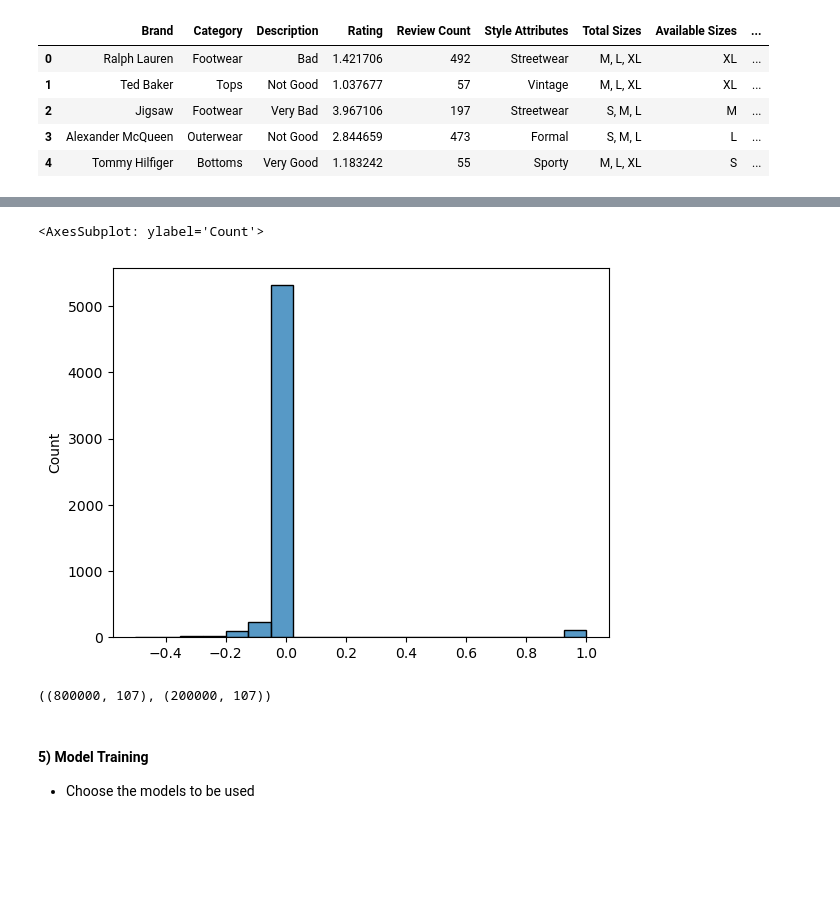
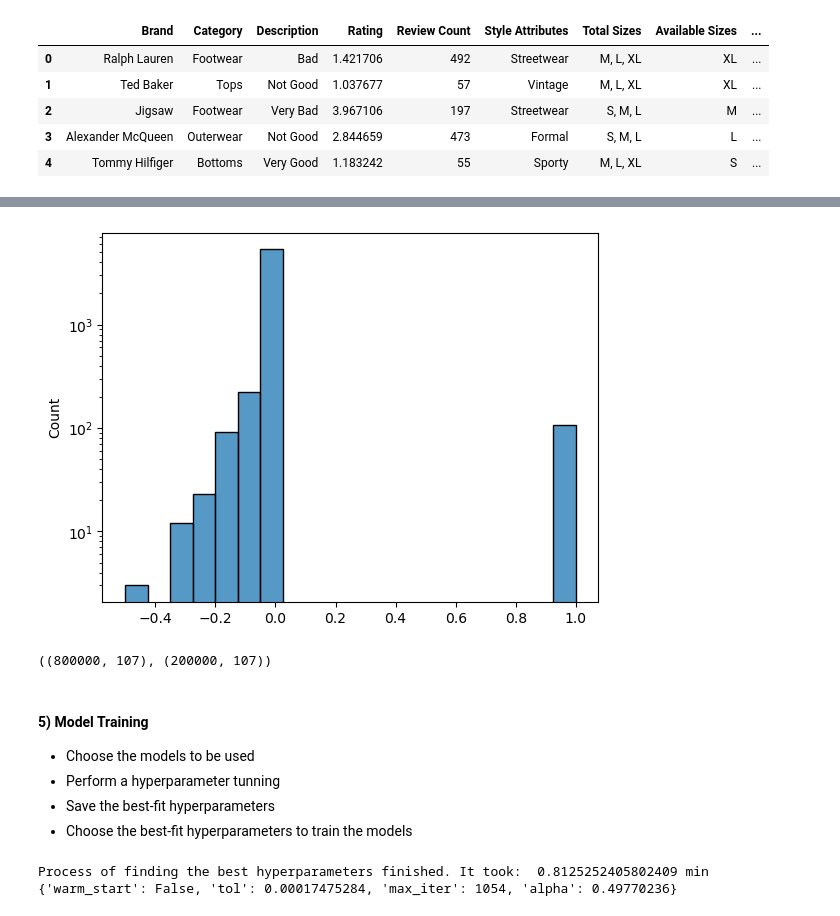
Before and after one commit to Santiq22/data_science_projects, a Jupyter notebook: Fashion Sales/notebook/model_training.ipynb, the cells around one changed output, grey strips where cells are left out. Cells and saved outputs as stored; diff of their text form; code cells hidden in the pictures; blank space fills up the shorter version.

Commit message:
Data ingestion process ready

```diff
--- a/Fashion Sales/notebook/model_training.ipynb
+++ b/Fashion Sales/notebook/model_training.ipynb
@@ -106,9 +134,9 @@ correlation_values = np.array(correlation_values)
 # %%
 # Histogram to see the distribution of correlation values given the huge number of them
 sns.histplot(correlation_values, bins=20)
+plt.yscale('log')
 # %% [output]
-<AxesSubplot: ylabel='Count'>
-[figure, old version]
+[figure, new version]
 # %%
 # Separate dataset into training and validation data
 X_train, X_validation, y_train, y_validation = train_test_split(X, y, test_size=0.2, random_state=42)
@@ -118,4 +146,7 @@ X_train.shape, X_validation.shape
 # %% [markdown]
 #### 5) Model Training
 - Choose the models to be used
+- Perform a hyperparameter tunning
+- Save the best-fit hyperparameters
+- Choose the best-fit hyperparameters to train the models
 # %%
@@ -133,0 +222,20 @@ models = {
+# %%
+# Search of the best-fit hyperparameters using Lasso algorithm
+t_i = time.time()
+best_fit_objects["Lasso"] = randomized_search_objects["Lasso"].fit(X_train, y_train)
+print("Process of finding the best hyperparameters finished. It took: ", (time.time() - t_i)/60, "min")
+
+# Print the best-fit hyperparameters
+print(best_fit_objects["Lasso"].best_params_)
+
+# Save the best-fit hyperparameters
+try:
+    file = open('best_fit_models/lasso_bestfit.pkl', 'wb')
+    dump(best_fit_objects["Lasso"].best_params_, file)
+    file.close()
+
+except:
+    print("Something went wrong")
+# %% [output]
+Process of finding the best hyperparameters finished. It took:  0.8125252405802409 min
+{'warm_start': False, 'tol': 0.00017475284, 'max_iter': 1054, 'alpha': 0.49770236}
```
Also changed, not shown: parts of 20 cells of this notebook, 15 other files.
